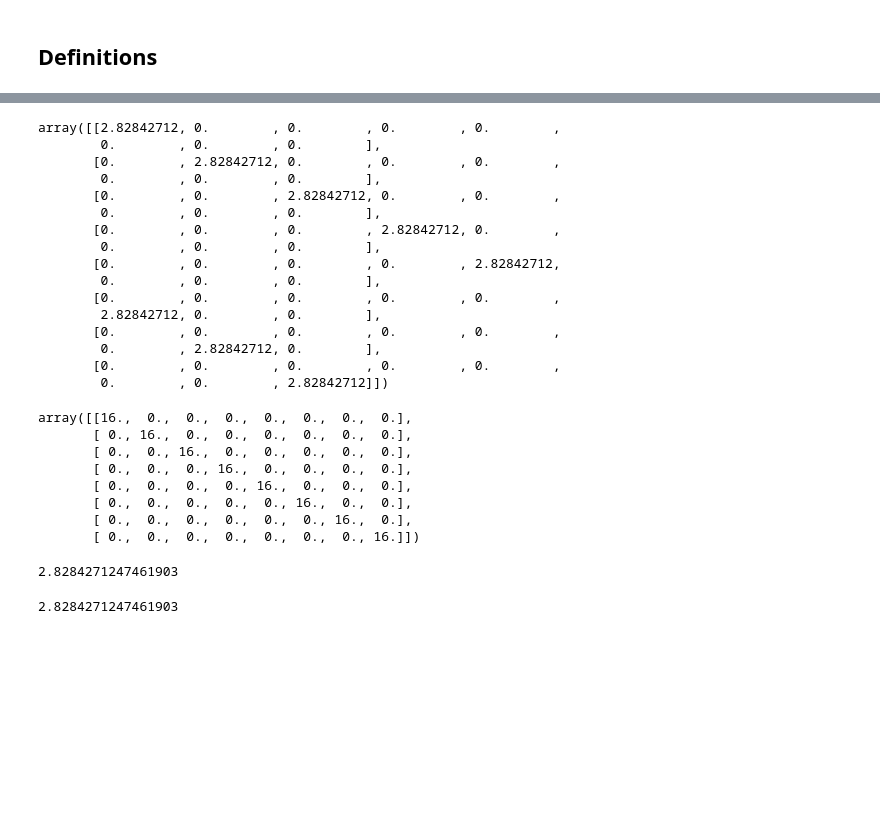
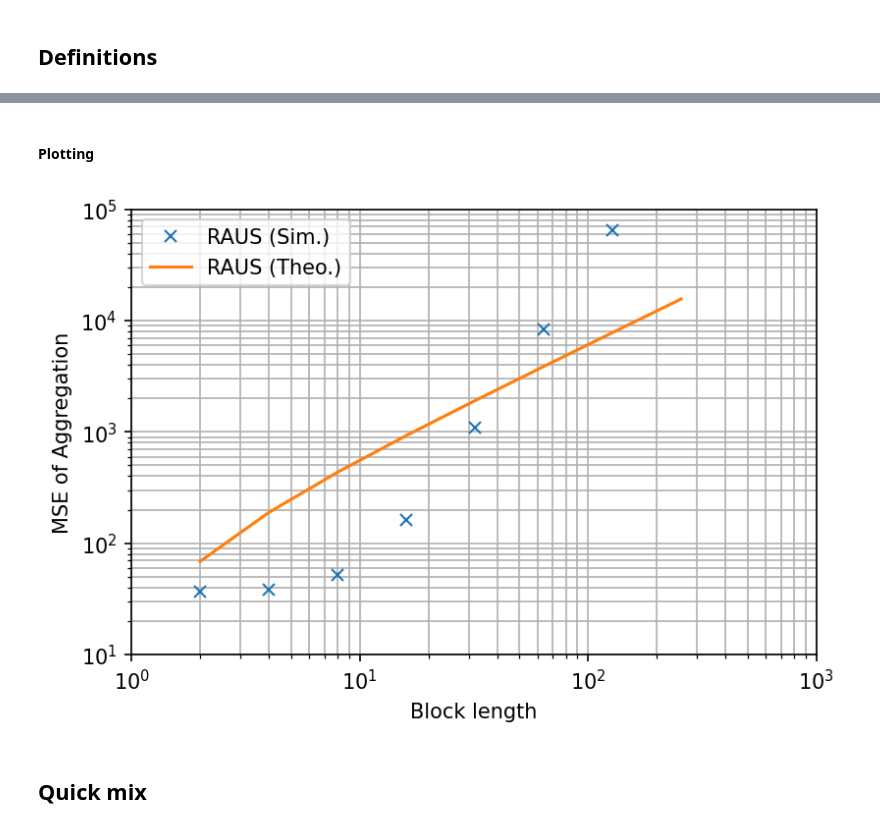
Before and after one commit to mvalentesilva/raus_reproduction, a Jupyter notebook: RAUS.ipynb, the cells around one changed output, grey strips where cells are left out. Cells and saved outputs as stored; diff of their text form; code cells hidden in the pictures; blank space fills up the shorter version.

```diff
--- a/RAUS.ipynb
+++ b/RAUS.ipynb
@@ -68,21 +71 @@ def quantize(codebook,numBlocks,blockLength,gradient,Vmax):
-# %%
-def RA_mix(prob, qidx, codebook,blockLength, numBlocks):
-
-    grad = np.zeros(L)
-    for k in range(K):
-
-        for block in range(numBlocks):
-
-            begin = block*blockLength
-            end = block*blockLength+blockLength
-            p=0
-            if np.random.normal() < prob[k,block]:
-                p = 1
-            qi = qidx[k,block]
-            grad[begin:end] += (p+np.random.normal())*codebook[qi]
-
-
-    grad = grad/K
-
-    return grad
 # %%
@@ -261,38 +345,18 @@ array([[8., 0., 0., 0., 0., 0., 0., 0.],
-# %%
-codebook[0:8]
-# %% [output]
-array([[2.82842712, 0.        , 0.        , 0.        , 0.        ,
-        0.        , 0.        , 0.        ],
-       [0.        , 2.82842712, 0.        , 0.        , 0.        ,
-        0.        , 0.        , 0.        ],
-       [0.        , 0.        , 2.82842712, 0.        , 0.        ,
-        0.        , 0.        , 0.        ],
-       [0.        , 0.        , 0.        , 2.82842712, 0.        ,
-        0.        , 0.        , 0.        ],
-       [0.        , 0.        , 0.        , 0.        , 2.82842712,
-        0.        , 0.        , 0.        ],
-       [0.        , 0.        , 0.        , 0.        , 0.        ,
-        2.82842712, 0.        , 0.        ],
-       [0.        , 0.        , 0.        , 0.        , 0.        ,
-        0.        , 2.82842712, 0.        ],
-       [0.        , 0.        , 0.        , 0.        , 0.        ,
-        0.        , 0.        , 2.82842712]])
-# %%
-np.dot(codebook.T, codebook, out=None)
-# %% [output]
-array([[16.,  0.,  0.,  0.,  0.,  0.,  0.,  0.],
-       [ 0., 16.,  0.,  0.,  0.,  0.,  0.,  0.],
-       [ 0.,  0., 16.,  0.,  0.,  0.,  0.,  0.],
-       [ 0.,  0.,  0., 16.,  0.,  0.,  0.,  0.],
-       [ 0.,  0.,  0.,  0., 16.,  0.,  0.,  0.],
-       [ 0.,  0.,  0.,  0.,  0., 16.,  0.,  0.],
-       [ 0.,  0.,  0.,  0.,  0.,  0., 16.,  0.],
-       [ 0.,  0.,  0.,  0.,  0.,  0.,  0., 16.]])
-# %%
-np.linalg.norm(codebook[9])
-# %% [output]
-2.8284271247461903
-# %%
-np.sqrt(8)
-# %% [output]
-2.8284271247461903
+# %% [markdown]
+#### Plotting
+# %%
+plt.figure(1, dpi = 150)
+plt.xticks(blockLength_arr)
+plt.xlim(1, 10**3)
+plt.ylim(10,10**5)
+plt.grid(True, which = 'both', ls='-')
+plt.xlabel('Block length')
+plt.ylabel('MSE of Aggregation')
+plt.loglog(blockLength_arr,mse_raus[0,:],'x',label="RAUS (Sim.)",linewidth=2)
+plt.loglog(blockLength_arr,mse_raus[1,:],label="RAUS (Theo.)")
+plt.legend()
+plt.show()
+# %% [output]
+[figure, added]
+# %% [markdown]
+## Quick mix
```
Also changed, not shown: parts of 32 cells of this notebook.
